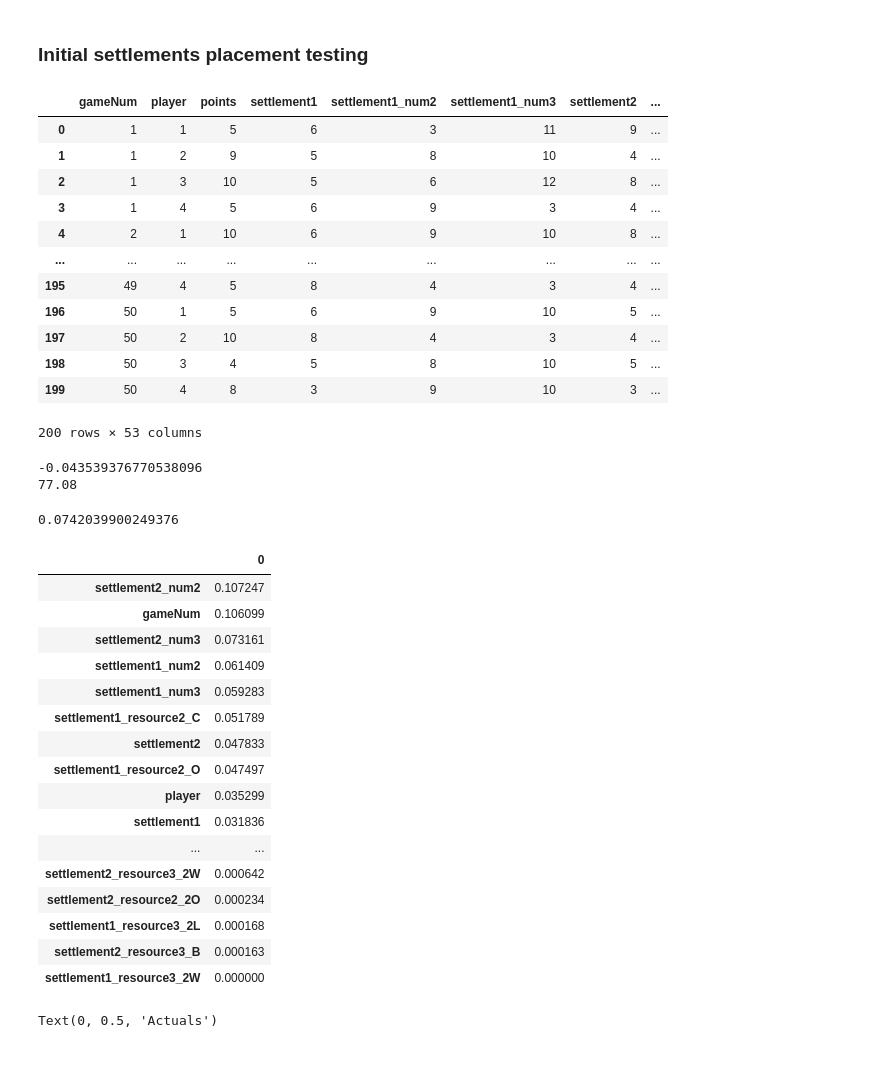
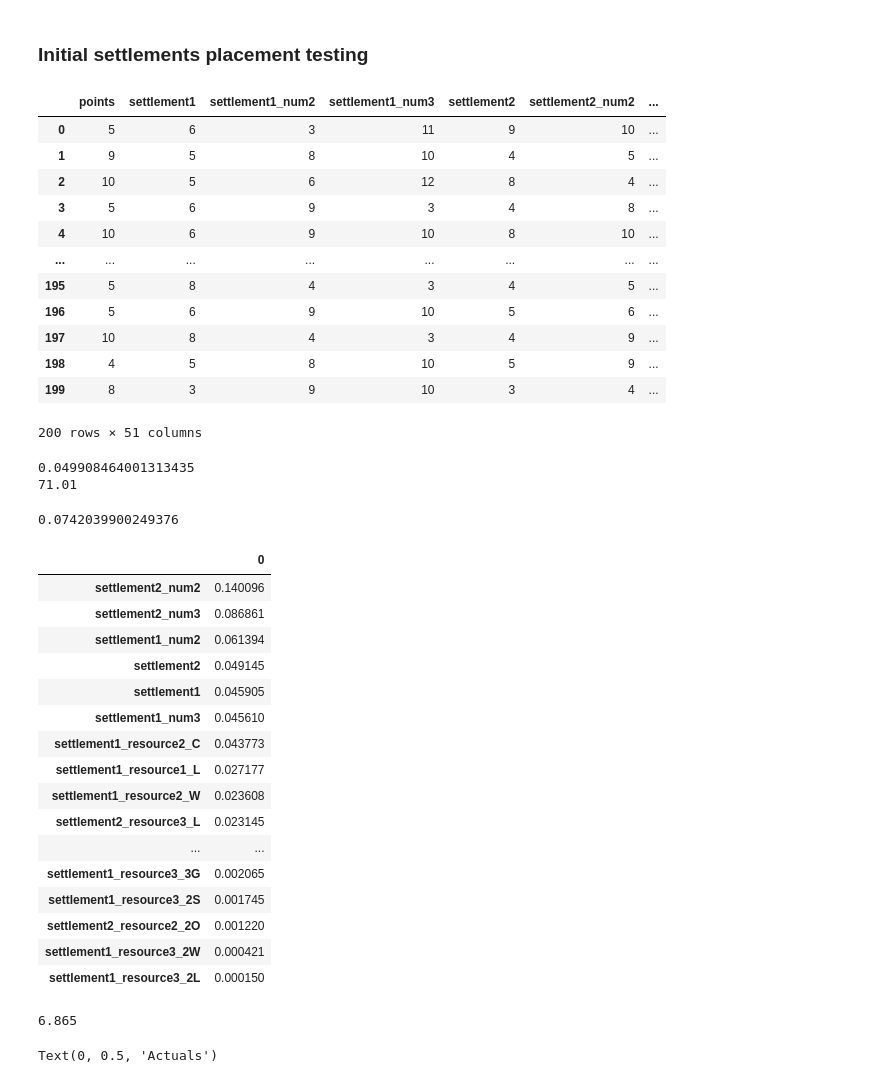
Before and after one commit to okwan91/catanstrategy, a Jupyter notebook: notebooks/Sandbox.ipynb, the cells around one changed output. Cells and saved outputs as stored; diff of their text form; code cells hidden in the pictures.

```diff
--- a/notebooks/Sandbox.ipynb
+++ b/notebooks/Sandbox.ipynb
@@ -134,23 +134,23 @@ def rf(X, y):
     print(f'Accuracy: {accuracy_(y_test, y_pred)}')
     print(f'R2 Score: {r2_score(y_test, y_pred)}')
 # %%
-settlements = data.iloc[:,0:27].drop(['me','2','3','4','5','6','7','8','9','10','11','12'], axis = 1)
+settlements = data.iloc[:,0:27].drop(['me','2','3','4','5','6','7','8','9','10','11','12','gameNum','player'], axis = 1)
 settlements = pd.get_dummies(settlements, columns = ['settlement1_resource1','settlement1_resource2','settlement1_resource3','settlement2_resource1','settlement2_resource2','settlement2_resource3'])
 settlements
 # %% [output]
-|  | gameNum | player | points | settlement1 | settlement1_num2 | settlement1_num3 | settlement2 | ... |
-| 0 | 1 | 1 | 5 | 6 | 3 | 11 | 9 | ... |
-| 1 | 1 | 2 | 9 | 5 | 8 | 10 | 4 | ... |
-| 2 | 1 | 3 | 10 | 5 | 6 | 12 | 8 | ... |
-| 3 | 1 | 4 | 5 | 6 | 9 | 3 | 4 | ... |
-| 4 | 2 | 1 | 10 | 6 | 9 | 10 | 8 | ... |
-| ... | ... | ... | ... | ... | ... | ... | ... | ... |
-| 195 | 49 | 4 | 5 | 8 | 4 | 3 | 4 | ... |
-| 196 | 50 | 1 | 5 | 6 | 9 | 10 | 5 | ... |
-| 197 | 50 | 2 | 10 | 8 | 4 | 3 | 4 | ... |
-| 198 | 50 | 3 | 4 | 5 | 8 | 10 | 5 | ... |
-| 199 | 50 | 4 | 8 | 3 | 9 | 10 | 3 | ... |
+|  | points | settlement1 | settlement1_num2 | settlement1_num3 | settlement2 | settlement2_num2 | ... |
+| 0 | 5 | 6 | 3 | 11 | 9 | 10 | ... |
+| 1 | 9 | 5 | 8 | 10 | 4 | 5 | ... |
+| 2 | 10 | 5 | 6 | 12 | 8 | 4 | ... |
+| 3 | 5 | 6 | 9 | 3 | 4 | 8 | ... |
+| 4 | 10 | 6 | 9 | 10 | 8 | 10 | ... |
+| ... | ... | ... | ... | ... | ... | ... | ... |
+| 195 | 5 | 8 | 4 | 3 | 4 | 5 | ... |
+| 196 | 5 | 6 | 9 | 10 | 5 | 6 | ... |
+| 197 | 10 | 8 | 4 | 3 | 4 | 9 | ... |
+| 198 | 4 | 5 | 8 | 10 | 5 | 9 | ... |
+| 199 | 8 | 3 | 9 | 10 | 3 | 4 | ... |
-200 rows × 53 columns
+200 rows × 51 columns
 # %%
 y_s = settlements['points']
 X_s = settlements.drop('points', axis = 1)
@@ -165,32 +165,36 @@ residual = y_test - y_pred
 print(model.score(X_test,y_test))
 print(accuracy_(y_test, y_pred))
 # %% [output]
--0.043539376770538096
-77.08
+0.049908464001313435
+71.01
 # %%
 r2_score(y_test, y_pred)
 # %% [output]
 0.0742039900249376
 # %%
-ft_imp(model,X_s)
+ft_imp(X_s,y_s)
 # %% [output]
 |  | 0 |
-| settlement2_num2 | 0.107247 |
-| gameNum | 0.106099 |
-| settlement2_num3 | 0.073161 |
-| settlement1_num2 | 0.061409 |
-| settlement1_num3 | 0.059283 |
-| settlement1_resource2_C | 0.051789 |
-| settlement2 | 0.047833 |
-| settlement1_resource2_O | 0.047497 |
-| player | 0.035299 |
-| settlement1 | 0.031836 |
+| settlement2_num2 | 0.140096 |
+| settlement2_num3 | 0.086861 |
+| settlement1_num2 | 0.061394 |
+| settlement2 | 0.049145 |
+| settlement1 | 0.045905 |
+| settlement1_num3 | 0.045610 |
+| settlement1_resource2_C | 0.043773 |
+| settlement1_resource1_L | 0.027177 |
+| settlement1_resource2_W | 0.023608 |
+| settlement2_resource3_L | 0.023145 |
 | ... | ... |
-| settlement2_resource3_2W | 0.000642 |
-| settlement2_resource2_2O | 0.000234 |
-| settlement1_resource3_2L | 0.000168 |
-| settlement2_resource3_B | 0.000163 |
-| settlement1_resource3_2W | 0.000000 |
+| settlement1_resource3_3G | 0.002065 |
+| settlement1_resource3_2S | 0.001745 |
+| settlement2_resource2_2O | 0.001220 |
+| settlement1_resource3_2W | 0.000421 |
+| settlement1_resource3_2L | 0.000150 |
+# %%
+settlements['settlement2_num2'].mean()
+# %% [output]
+6.865
 # %%
 fig, ax = plt.subplots()
 ax.scatter(y_test, y_pred)
```
Also changed, not shown: parts of 4 cells of this notebook, 1 other file.
